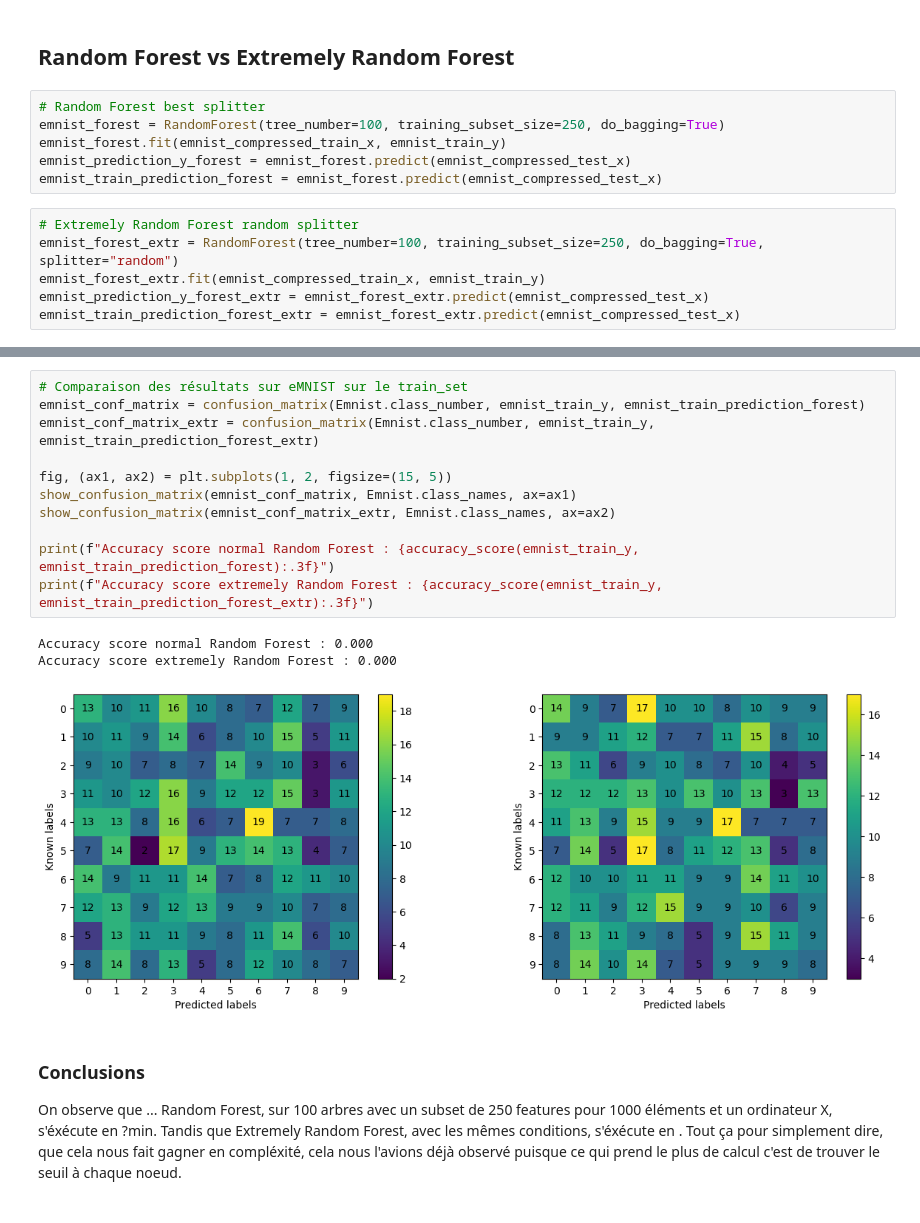
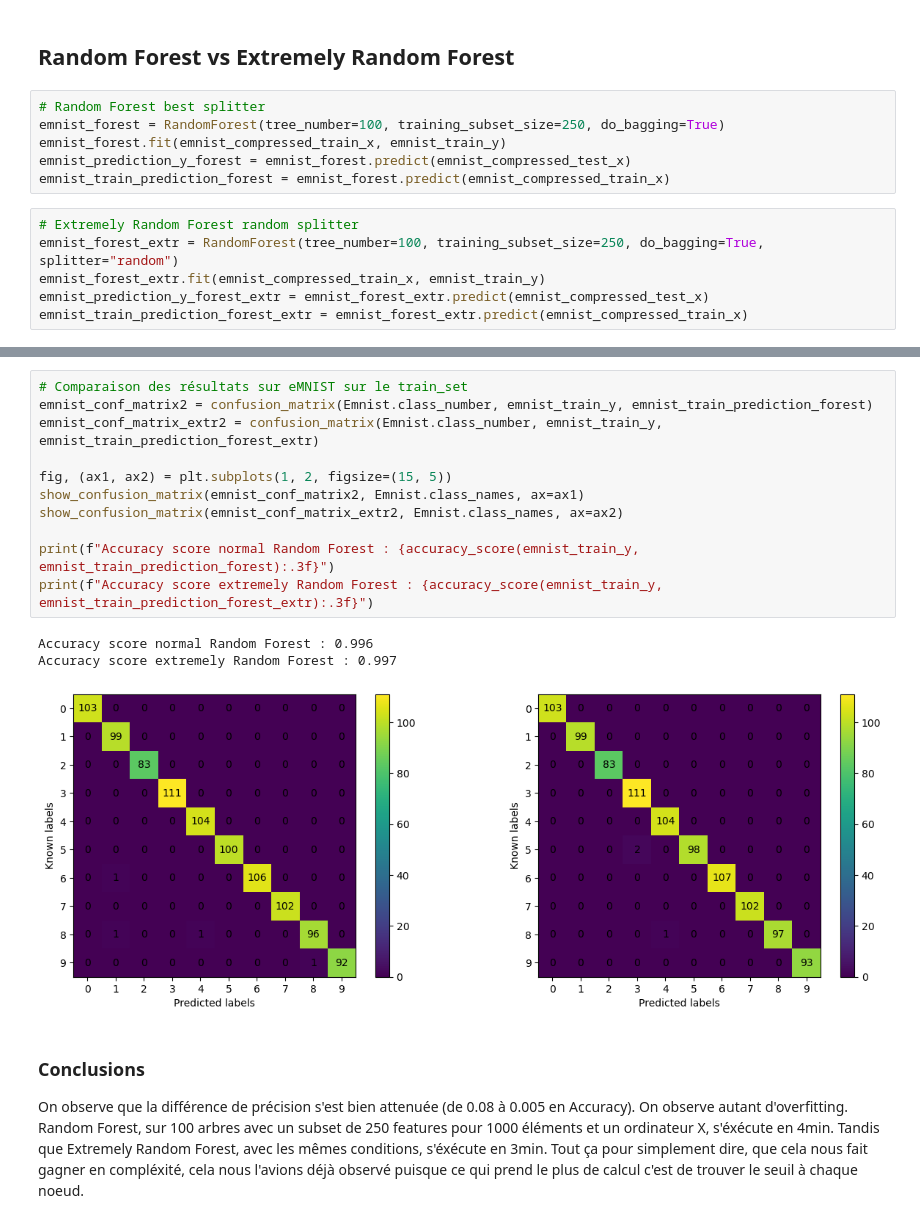
Before and after one commit to desfreng/IAS-Random-Forest, a Jupyter notebook: docs/RandomSplitter.ipynb, the cells around one changed output, grey strips where cells are left out. Cells and saved outputs as stored; diff of their text form.

```diff
--- a/docs/RandomSplitter.ipynb
+++ b/docs/RandomSplitter.ipynb
@@ -74,13 +74,13 @@ Par contre on observe peu d'over-fitting pour le best splitter et aucun pour le
 emnist_forest = RandomForest(tree_number=100, training_subset_size=250, do_bagging=True)
 emnist_forest.fit(emnist_compressed_train_x, emnist_train_y)
 emnist_prediction_y_forest = emnist_forest.predict(emnist_compressed_test_x)
-emnist_train_prediction_forest = emnist_forest.predict(emnist_compressed_test_x)
+emnist_train_prediction_forest = emnist_forest.predict(emnist_compressed_train_x)
 # %%
 # Extremely Random Forest random splitter
 emnist_forest_extr = RandomForest(tree_number=100, training_subset_size=250, do_bagging=True, splitter="random")
 emnist_forest_extr.fit(emnist_compressed_train_x, emnist_train_y)
 emnist_prediction_y_forest_extr = emnist_forest_extr.predict(emnist_compressed_test_x)
-emnist_train_prediction_forest_extr = emnist_forest_extr.predict(emnist_compressed_test_x)
+emnist_train_prediction_forest_extr = emnist_forest_extr.predict(emnist_compressed_train_x)
 # %%
 # Comparaison des résultats sur eMNIST sur le test_set
 emnist_conf_matrix = confusion_matrix(Emnist.class_number, emnist_test_y, emnist_prediction_y_forest)
@@ -98,23 +98,24 @@ Accuracy score extremely Random Forest : 0.823
 [figure]
 # %%
 # Comparaison des résultats sur eMNIST sur le train_set
-emnist_conf_matrix = confusion_matrix(Emnist.class_number, emnist_train_y, emnist_train_prediction_forest)
-emnist_conf_matrix_extr = confusion_matrix(Emnist.class_number, emnist_train_y, emnist_train_prediction_forest_extr)
+emnist_conf_matrix2 = confusion_matrix(Emnist.class_number, emnist_train_y, emnist_train_prediction_forest)
+emnist_conf_matrix_extr2 = confusion_matrix(Emnist.class_number, emnist_train_y, emnist_train_prediction_forest_extr)
 
 fig, (ax1, ax2) = plt.subplots(1, 2, figsize=(15, 5))
-show_confusion_matrix(emnist_conf_matrix, Emnist.class_names, ax=ax1)
-show_confusion_matrix(emnist_conf_matrix_extr, Emnist.class_names, ax=ax2)
+show_confusion_matrix(emnist_conf_matrix2, Emnist.class_names, ax=ax1)
+show_confusion_matrix(emnist_conf_matrix_extr2, Emnist.class_names, ax=ax2)
 
 print(f"Accuracy score normal Random Forest : {accuracy_score(emnist_train_y, emnist_train_prediction_forest):.3f}")
 print(f"Accuracy score extremely Random Forest : {accuracy_score(emnist_train_y, emnist_train_prediction_forest_extr):.3f}")
 # %% [output]
-Accuracy score normal Random Forest : 0.000
-Accuracy score extremely Random Forest : 0.000
+Accuracy score normal Random Forest : 0.996
+Accuracy score extremely Random Forest : 0.997
-[figure, old version]
+[figure, new version]
 # %% [markdown]
 ### Conclusions
 
-On observe que ...
-Random Forest, sur 100 arbres avec un subset de 250 features pour 1000 éléments et un ordinateur X, s'éxécute en ?min.
-Tandis que Extremely Random Forest, avec les mêmes conditions, s'éxécute en .
+On observe que la différence de précision s'est bien attenuée (de 0.08 à 0.005 en Accuracy).
+On observe autant d'overfitting.
+Random Forest, sur 100 arbres avec un subset de 250 features pour 1000 éléments et un ordinateur X, s'éxécute en 4min.
+Tandis que Extremely Random Forest, avec les mêmes conditions, s'éxécute en 3min.
 Tout ça pour simplement dire, que cela nous fait gagner en compléxité, cela nous l'avions déjà observé puisque ce qui prend le plus de calcul c'est de trouver le seuil à chaque noeud.
```
Also changed, not shown: parts of 1 cell of this notebook, 2 other files.
